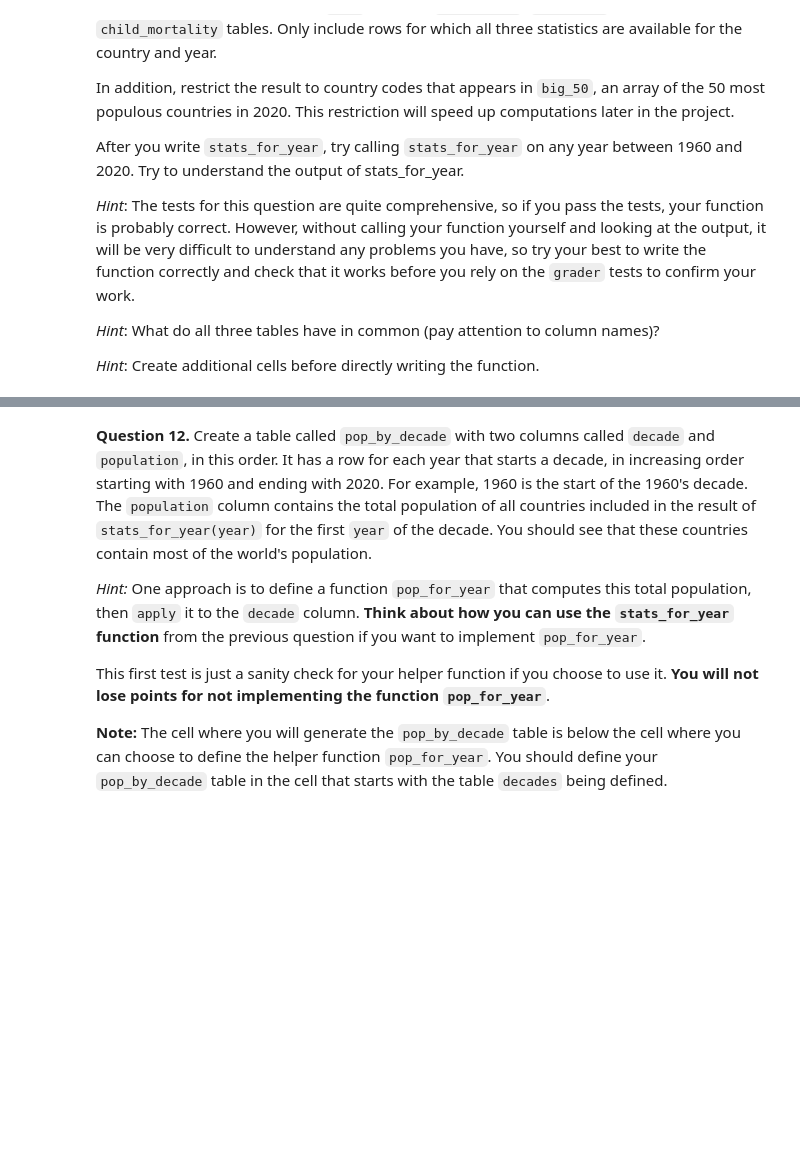
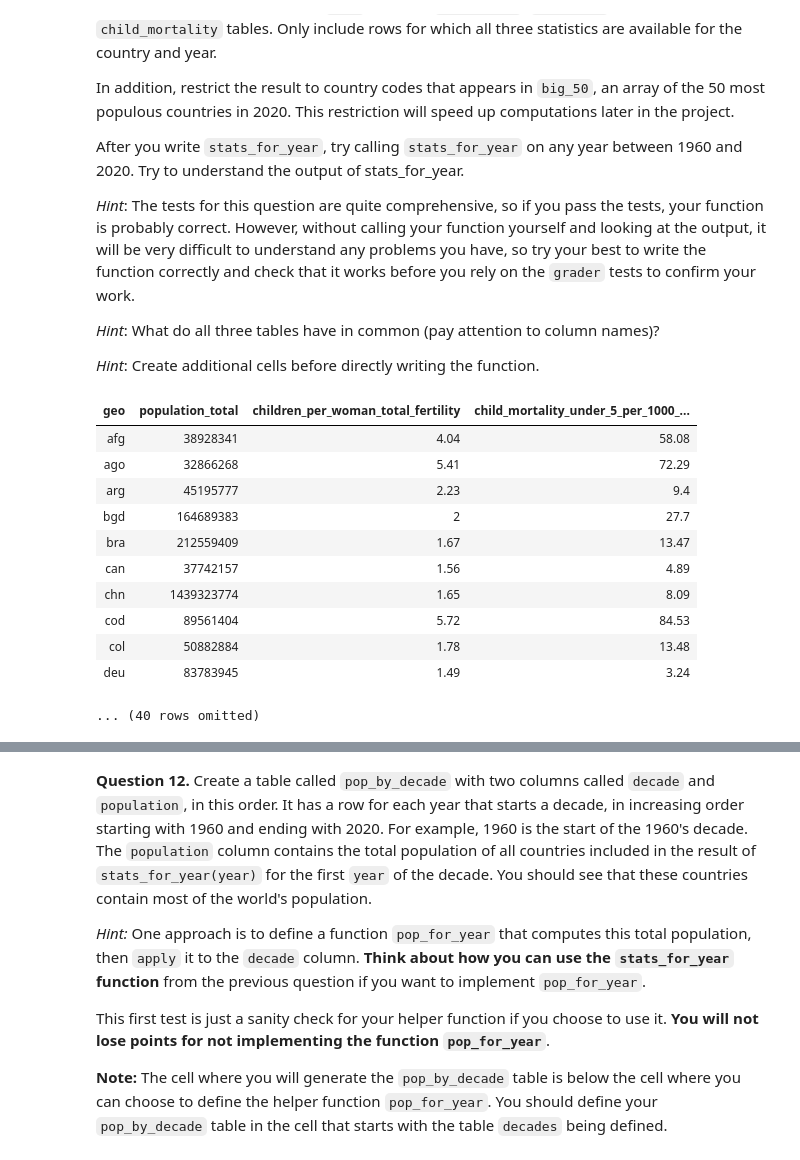
Before and after one commit to loganmroczek/24-Fall-Data1350, a Jupyter notebook: project1/project1/project1.ipynb, the cells around one changed output, grey strips where cells are left out. Saved outputs shown, nothing was run; the diff lists cells and outputs as text; code cells hidden in the pictures; blank space fills up the shorter version.

```diff
--- a/project1/project1/project1.ipynb
+++ b/project1/project1/project1.ipynb
@@ -365,17 +414,32 @@ After you write `stats_for_year`, try calling `stats_for_year` on any year betwe
 # %%
 # We first create a population table that only includes the
 # 50 countries with the largest 2020 populations. We focus on
 # these 50 countries only so that plotting later will run faster.
 big_50 = population.where('time', are.equal_to(2020)).sort("population_total", descending=True).take(np.arange(50)).column('geo')
 population_of_big_50 = population.where('time', are.above(1959)).where('geo', are.contained_in(big_50))
 
 def stats_for_year(year):
     """Return a table of the stats for each country that year."""
     p = population_of_big_50.where('time', are.equal_to(year)).drop('time')
     f = fertility.where('time', are.equal_to(year)).drop('time')
     c = child_mortality.where('time', are.equal_to(year)).drop('time')
-    ...
+    p_and_f = p.join('geo', f, 'geo')
+    p_f_and_c = p_and_f.join('geo', c, 'geo')
+    return p_f_and_c
 
-...
+stats_for_year(2020)
+# %% [output]
+| geo | population_total | children_per_woman_total_fertility | child_mortality_under_5_per_1000_... |
+| afg | 38928341 | 4.04 | 58.08 |
+| ago | 32866268 | 5.41 | 72.29 |
+| arg | 45195777 | 2.23 | 9.4 |
+| bgd | 164689383 | 2 | 27.7 |
+| bra | 212559409 | 1.67 | 13.47 |
+| can | 37742157 | 1.56 | 4.89 |
+| chn | 1439323774 | 1.65 | 8.09 |
+| cod | 89561404 | 5.72 | 84.53 |
+| col | 50882884 | 1.78 | 13.48 |
+| deu | 83783945 | 1.49 | 3.24 |
+... (40 rows omitted)
 # %%
 grader.check("q1_11")
```
Also changed, not shown: parts of 37 cells of this notebook, 1 other file.
